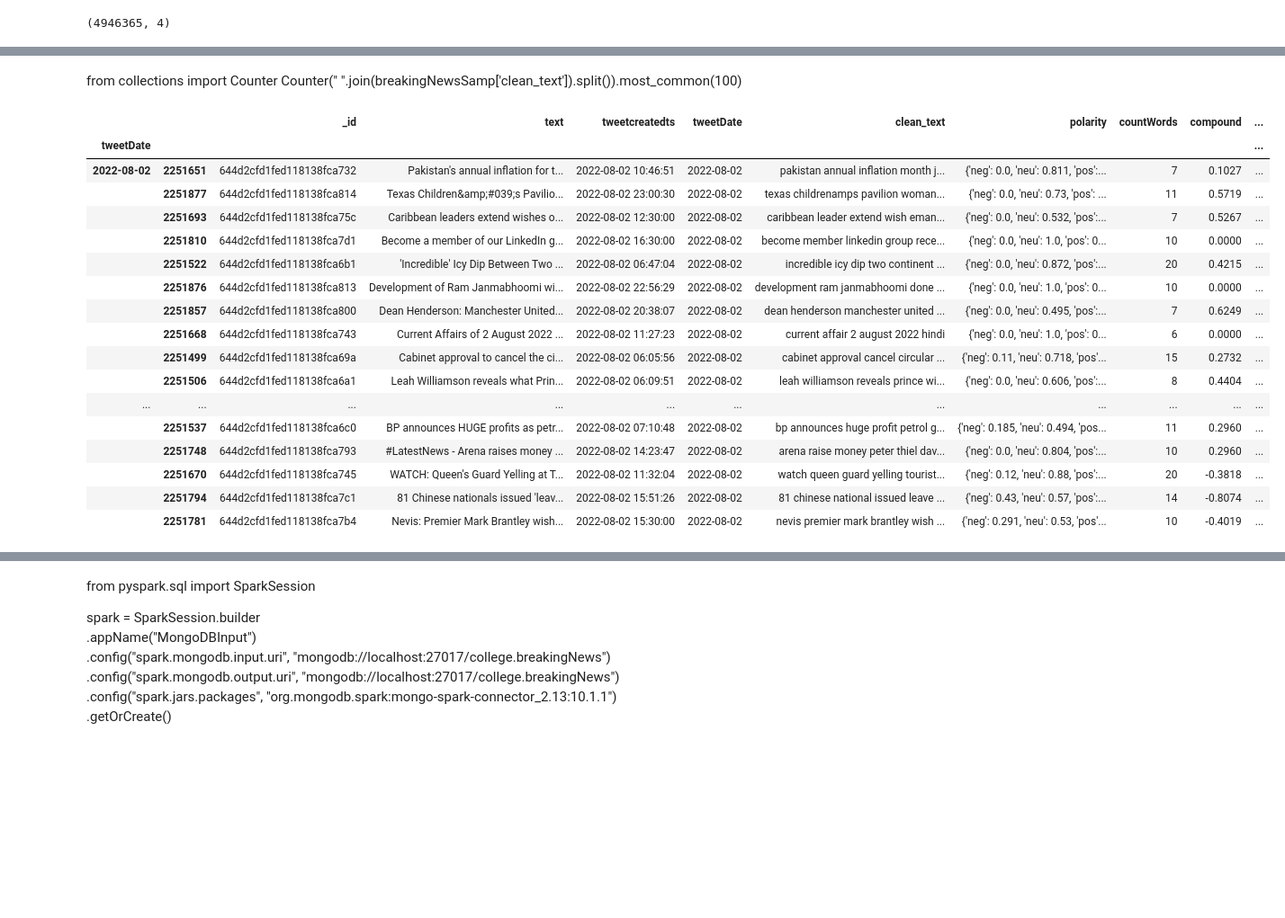
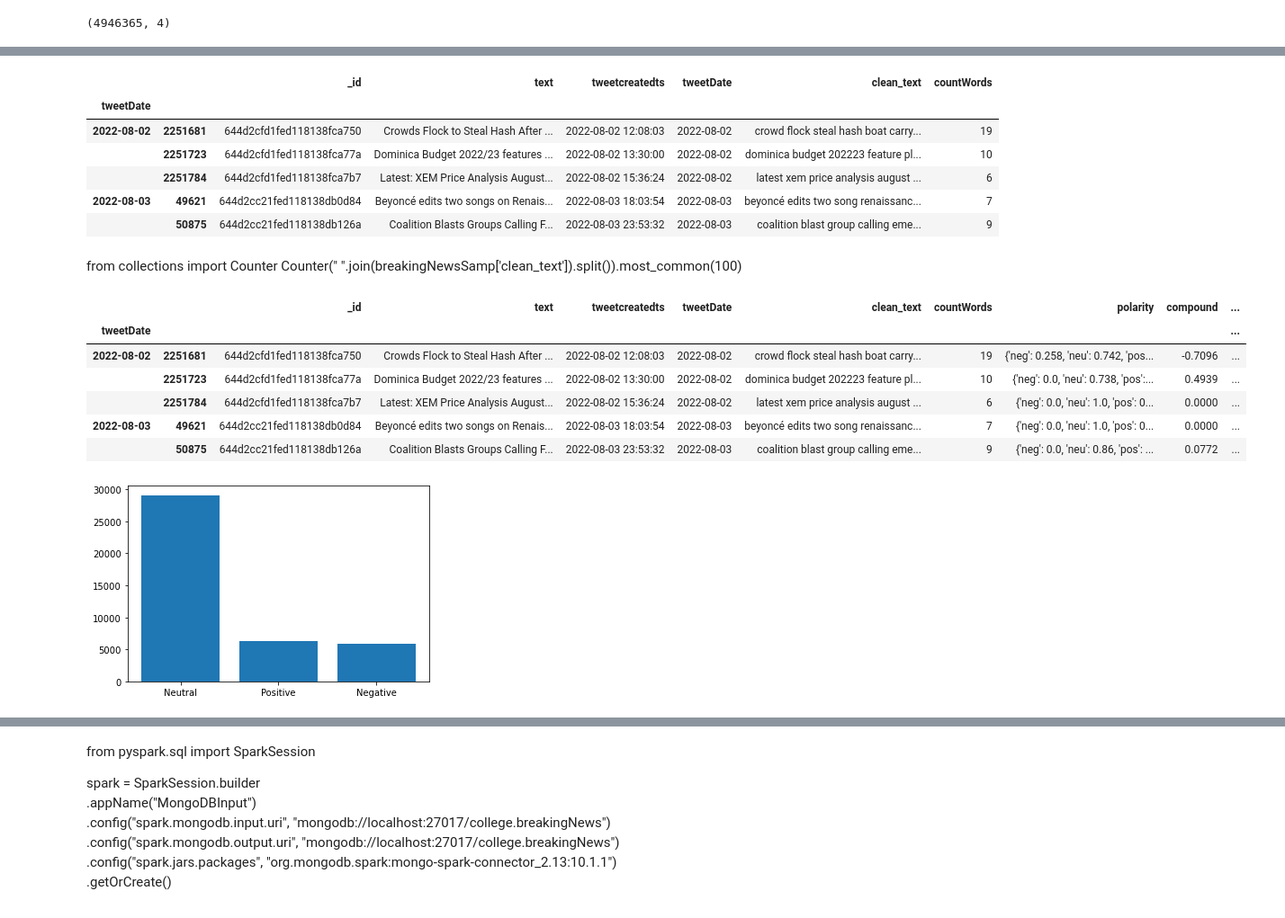
Before and after one commit to cianWalshA/CCT_S2_CA2, a Jupyter notebook: sentimentAnalysisTweets.ipynb, the cells around one changed output, grey strips where cells are left out. Shown at 90% size. Saved outputs shown, nothing was run; the diff lists cells and outputs as text; code cells hidden in the pictures; blank space fills up the shorter version.

```diff
--- a/sentimentAnalysisTweets.ipynb
+++ b/sentimentAnalysisTweets.ipynb
@@ -76,7 +99,8 @@ breakingNews.shape
 # %% [output]
 (4946365, 4)
 # %%
-breakingNewsSamp = breakingNews.groupby('tweetDate').apply(lambda x: x.sample(frac=.1))
+sampleAmount = 0.01
+breakingNewsSamp = breakingNews.groupby('tweetDate').apply(lambda x: x.sample(frac= sampleAmount ))
 # %%
 breakingNewsSamp.shape
 # %% [output]
@@ -96,5 +120,13 @@ print(breakingNewsSamp.shape)
 # %%
 breakingNewsSamp.head(5)
+# %% [output]
+|  |  | _id | text | tweetcreatedts | tweetDate | clean_text | countWords |
+| tweetDate |  |  |  |  |  |  |  |
+| 2022-08-02 | 2251681 | 644d2cfd1fed118138fca750 | Crowds Flock to Steal Hash After ... | 2022-08-02 12:08:03 | 2022-08-02 | crowd flock steal hash boat carry... | 19 |
+|  | 2251723 | 644d2cfd1fed118138fca77a | Dominica Budget 2022/23 features ... | 2022-08-02 13:30:00 | 2022-08-02 | dominica budget 202223 feature pl... | 10 |
+|  | 2251784 | 644d2cfd1fed118138fca7b7 | Latest: XEM Price Analysis August... | 2022-08-02 15:36:24 | 2022-08-02 | latest xem price analysis august ... | 6 |
+| 2022-08-03 | 49621 | 644d2cc21fed118138db0d84 | Beyoncé edits two songs on Renais... | 2022-08-03 18:03:54 | 2022-08-03 | beyoncé edits two song renaissanc... | 7 |
+|  | 50875 | 644d2cc21fed118138db126a | Coalition Blasts Groups Calling F... | 2022-08-03 23:53:32 | 2022-08-03 | coalition blast group calling eme... | 9 |
 # %% [markdown]
 from collections import Counter
 Counter(" ".join(breakingNewsSamp['clean_text']).split()).most_common(100)
@@ -110,21 +142,14 @@ breakingNewsSamp['pos'] = [analyzer.polarity_scores(x)['pos'] for x in breakingN
+# %%
+bins=[-2, -0.5, 0.5, 1]
+labels=['Negative', 'Neutral', 'Positive']
+breakingNewsSamp['sentiment'] = pd.cut(breakingNewsSamp['compound'], bins, labels=labels)
 # %%
-breakingNewsSamp.head(30)
+breakingNewsSamp.head(5)
 # %% [output]
-|  |  | _id | text | tweetcreatedts | tweetDate | clean_text | polarity | countWords | compound | ... |
+|  |  | _id | text | tweetcreatedts | tweetDate | clean_text | countWords | polarity | compound | ... |
 | tweetDate |  |  |  |  |  |  |  |  |  | ... |
-| 2022-08-02 | 2251651 | 644d2cfd1fed118138fca732 | Pakistan's annual inflation for t... | 2022-08-02 10:46:51 | 2022-08-02 | pakistan annual inflation month j... | {'neg': 0.0, 'neu': 0.811, 'pos':... | 7 | 0.1027 | ... |
-|  | 2251877 | 644d2cfd1fed118138fca814 | Texas Children&amp;#039;s Pavilio... | 2022-08-02 23:00:30 | 2022-08-02 | texas childrenamps pavilion woman... | {'neg': 0.0, 'neu': 0.73, 'pos': ... | 11 | 0.5719 | ... |
-|  | 2251693 | 644d2cfd1fed118138fca75c | Caribbean leaders extend wishes o... | 2022-08-02 12:30:00 | 2022-08-02 | caribbean leader extend wish eman... | {'neg': 0.0, 'neu': 0.532, 'pos':... | 7 | 0.5267 | ... |
-|  | 2251810 | 644d2cfd1fed118138fca7d1 | Become a member of our LinkedIn g... | 2022-08-02 16:30:00 | 2022-08-02 | become member linkedin group rece... | {'neg': 0.0, 'neu': 1.0, 'pos': 0... | 10 | 0.0000 | ... |
-|  | 2251522 | 644d2cfd1fed118138fca6b1 | 'Incredible' Icy Dip Between Two ... | 2022-08-02 06:47:04 | 2022-08-02 | incredible icy dip two continent ... | {'neg': 0.0, 'neu': 0.872, 'pos':... | 20 | 0.4215 | ... |
-|  | 2251876 | 644d2cfd1fed118138fca813 | Development of Ram Janmabhoomi wi... | 2022-08-02 22:56:29 | 2022-08-02 | development ram janmabhoomi done ... | {'neg': 0.0, 'neu': 1.0, 'pos': 0... | 10 | 0.0000 | ... |
-|  | 2251857 | 644d2cfd1fed118138fca800 | Dean Henderson: Manchester United... | 2022-08-02 20:38:07 | 2022-08-02 | dean henderson manchester united ... | {'neg': 0.0, 'neu': 0.495, 'pos':... | 7 | 0.6249 | ... |
-|  | 2251668 | 644d2cfd1fed118138fca743 | Current Affairs of 2 August 2022 ... | 2022-08-02 11:27:23 | 2022-08-02 | current affair 2 august 2022 hindi | {'neg': 0.0, 'neu': 1.0, 'pos': 0... | 6 | 0.0000 | ... |
-|  | 2251499 | 644d2cfd1fed118138fca69a | Cabinet approval to cancel the ci... | 2022-08-02 06:05:56 | 2022-08-02 | cabinet approval cancel circular ... | {'neg': 0.11, 'neu': 0.718, 'pos'... | 15 | 0.2732 | ... |
-|  | 2251506 | 644d2cfd1fed118138fca6a1 | Leah Williamson reveals what Prin... | 2022-08-02 06:09:51 | 2022-08-02 | leah williamson reveals prince wi... | {'neg': 0.0, 'neu': 0.606, 'pos':... | 8 | 0.4404 | ... |
-| ... | ... | ... | ... | ... | ... | ... | ... | ... | ... | ... |
-|  | 2251537 | 644d2cfd1fed118138fca6c0 | BP announces HUGE profits as petr... | 2022-08-02 07:10:48 | 2022-08-02 | bp announces huge profit petrol g... | {'neg': 0.185, 'neu': 0.494, 'pos... | 11 | 0.2960 | ... |
-|  | 2251748 | 644d2cfd1fed118138fca793 | #LatestNews - Arena raises money ... | 2022-08-02 14:23:47 | 2022-08-02 | arena raise money peter thiel dav... | {'neg': 0.0, 'neu': 0.804, 'pos':... | 10 | 0.2960 | ... |
-|  | 2251670 | 644d2cfd1fed118138fca745 | WATCH: Queen's Guard Yelling at T... | 2022-08-02 11:32:04 | 2022-08-02 | watch queen guard yelling tourist... | {'neg': 0.12, 'neu': 0.88, 'pos':... | 20 | -0.3818 | ... |
-|  | 2251794 | 644d2cfd1fed118138fca7c1 | 81 Chinese nationals issued 'leav... | 2022-08-02 15:51:26 | 2022-08-02 | 81 chinese national issued leave ... | {'neg': 0.43, 'neu': 0.57, 'pos':... | 14 | -0.8074 | ... |
-|  | 2251781 | 644d2cfd1fed118138fca7b4 | Nevis: Premier Mark Brantley wish... | 2022-08-02 15:30:00 | 2022-08-02 | nevis premier mark brantley wish ... | {'neg': 0.291, 'neu': 0.53, 'pos'... | 10 | -0.4019 | ... |
+| 2022-08-02 | 2251681 | 644d2cfd1fed118138fca750 | Crowds Flock to Steal Hash After ... | 2022-08-02 12:08:03 | 2022-08-02 | crowd flock steal hash boat carry... | 19 | {'neg': 0.258, 'neu': 0.742, 'pos... | -0.7096 | ... |
+|  | 2251723 | 644d2cfd1fed118138fca77a | Dominica Budget 2022/23 features ... | 2022-08-02 13:30:00 | 2022-08-02 | dominica budget 202223 feature pl... | 10 | {'neg': 0.0, 'neu': 0.738, 'pos':... | 0.4939 | ... |
+|  | 2251784 | 644d2cfd1fed118138fca7b7 | Latest: XEM Price Analysis August... | 2022-08-02 15:36:24 | 2022-08-02 | latest xem price analysis august ... | 6 | {'neg': 0.0, 'neu': 1.0, 'pos': 0... | 0.0000 | ... |
+| 2022-08-03 | 49621 | 644d2cc21fed118138db0d84 | Beyoncé edits two songs on Renais... | 2022-08-03 18:03:54 | 2022-08-03 | beyoncé edits two song renaissanc... | 7 | {'neg': 0.0, 'neu': 1.0, 'pos': 0... | 0.0000 | ... |
+|  | 50875 | 644d2cc21fed118138db126a | Coalition Blasts Groups Calling F... | 2022-08-03 23:53:32 | 2022-08-03 | coalition blast group calling eme... | 9 | {'neg': 0.0, 'neu': 0.86, 'pos': ... | 0.0772 | ... |
@@ -143,0 +156,6 @@ print(tweets)
+# %%
+counts = breakingNewsSamp['sentiment'].value_counts()
+plt.bar(counts.index, counts.values)
+plt.show()
+# %% [output]
+[figure, added]
```
Also changed, not shown: parts of 10 cells of this notebook.
